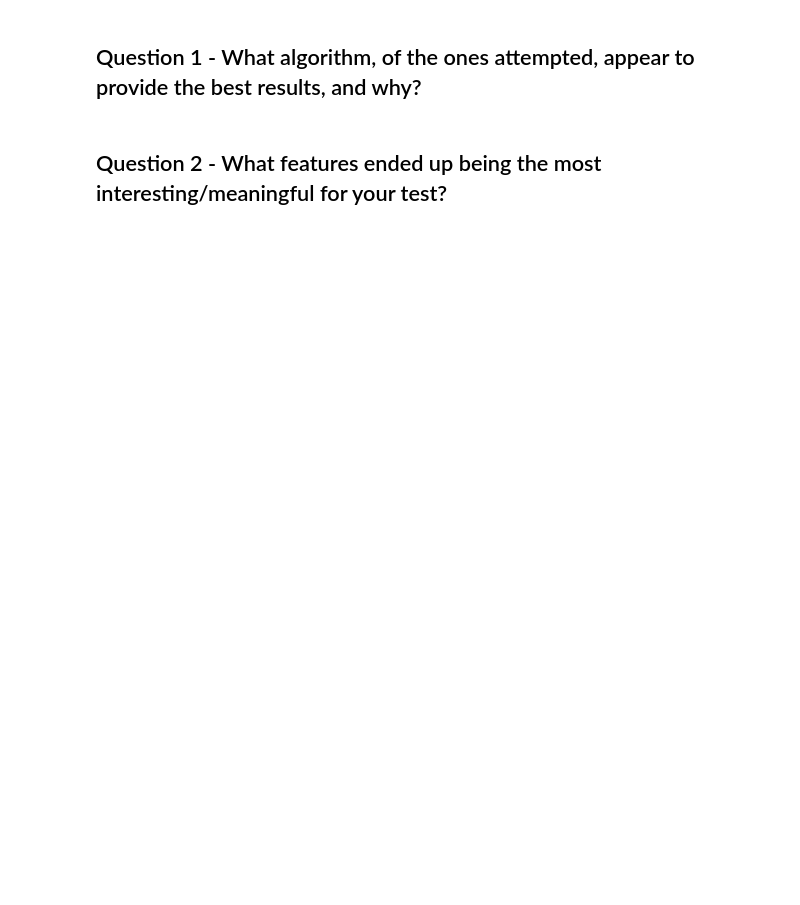
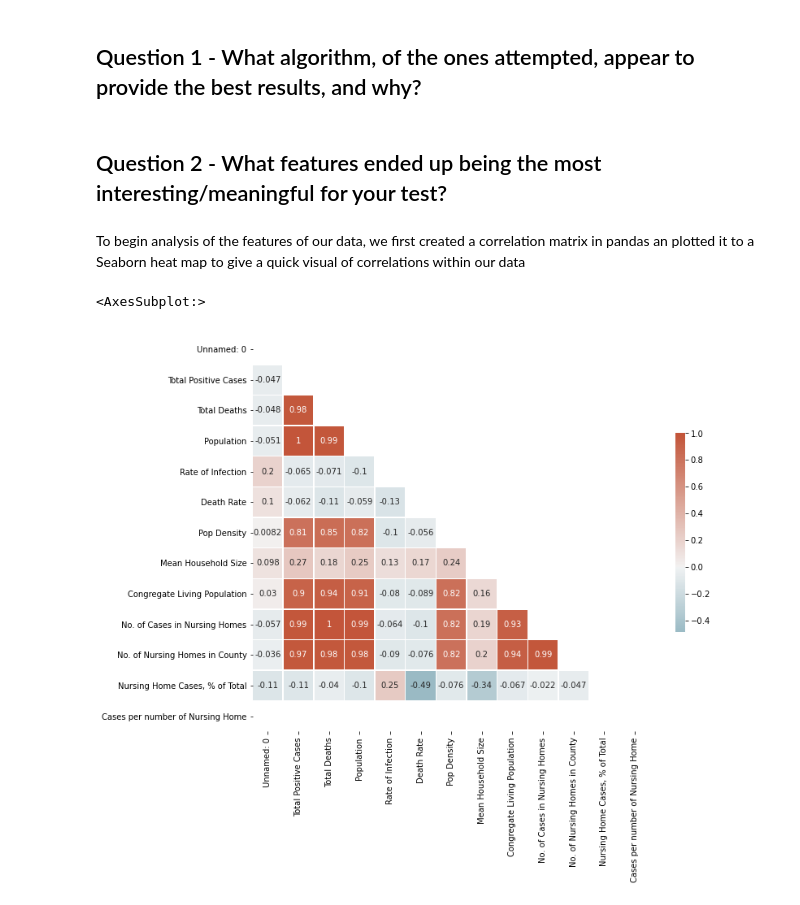
Before and after one commit to jaredbarkley0/PythonGroupProject, a Jupyter notebook: Homework 7/Group 3 Homework 7 Notebook 2.ipynb, the cells around one changed output. Cells and saved outputs as stored; diff of their text form; code cells hidden in the pictures; blank space fills up the shorter version.

```diff
--- a/Homework 7/Group 3 Homework 7 Notebook 2.ipynb
+++ b/Homework 7/Group 3 Homework 7 Notebook 2.ipynb
@@ -69,3 +66,17 @@ memory usage: 9.0+ KB
 ## Question 1 - What algorithm, of the ones attempted, appear to provide the best results, and why?
 # %% [markdown]
 ## Question 2 - What features ended up being the most interesting/meaningful for your test?
+# %% [markdown]
+To begin analysis of the features of our data, we first created a correlation matrix in pandas an plotted it to a Seaborn heat map to give a quick visual of correlations within our data
+# %%
+# Create a correlation matrix as a heat map
+
+corr = compiledcountydata.corr()
+f, ax = plt.subplots(figsize=(11, 9))
+mask = np.triu(np.ones_like(corr, dtype=bool))
+cmap = sns.diverging_palette(220, 20, as_cmap=True)
+sns.heatmap(corr, mask=mask, annot=True, cmap=cmap, vmax=1, center=0,
+            square=True, linewidths=.5, cbar_kws={"shrink": .5})
+# %% [output]
+<AxesSubplot:>
+[figure, added]
```
Also changed, not shown: parts of 4 cells of this notebook, 2 other files.
